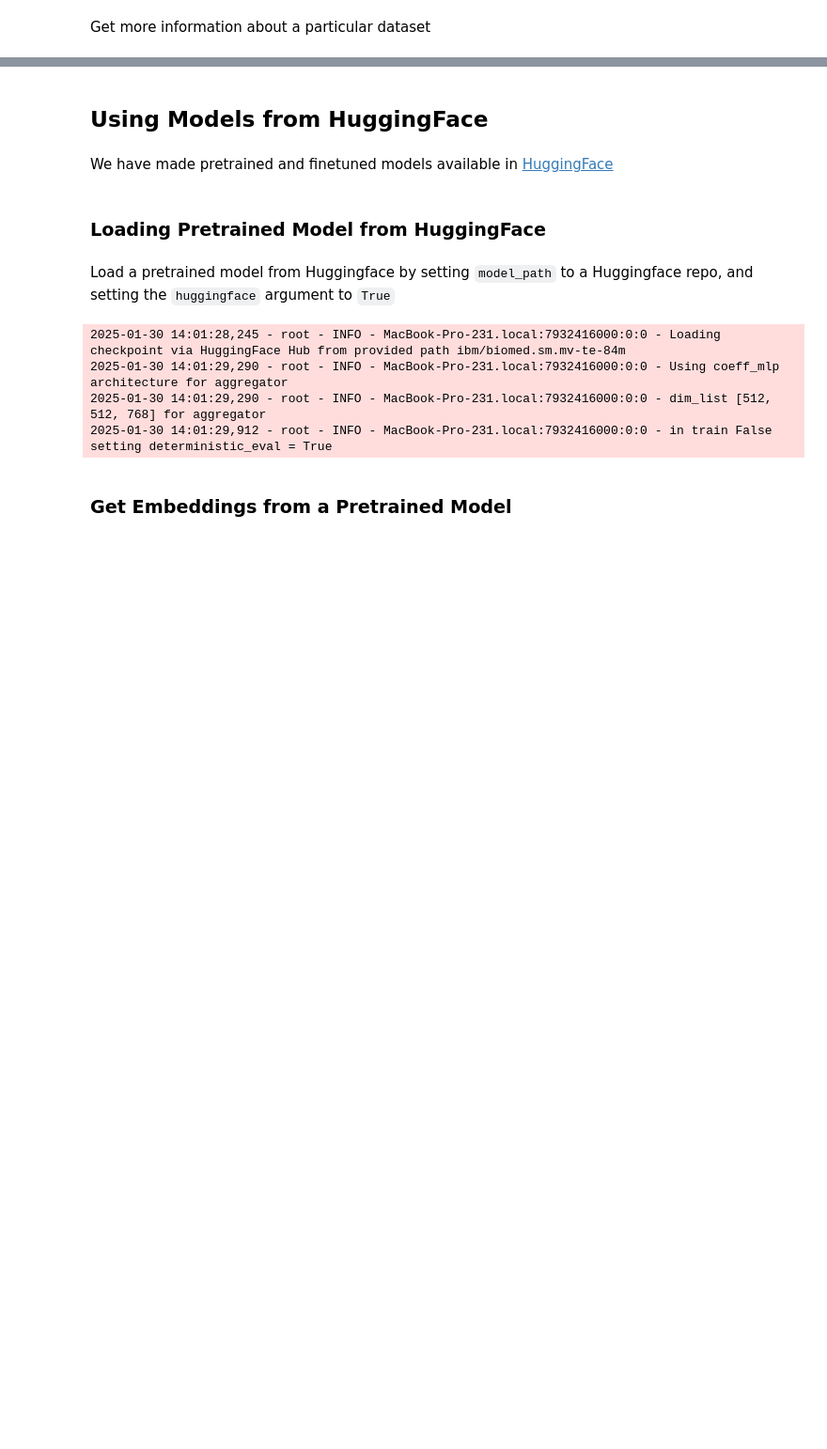
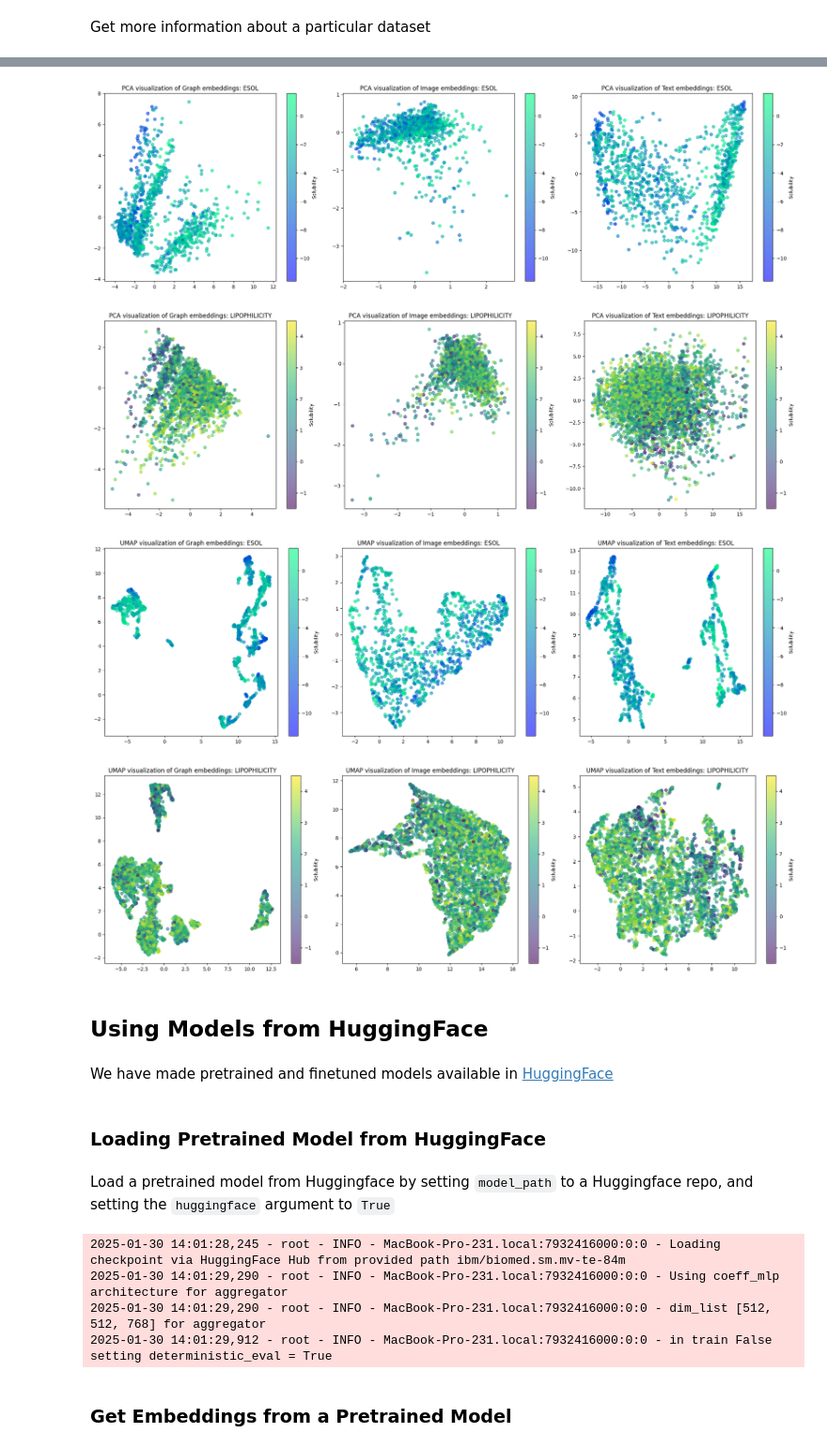
Before and after one commit to Ananya-Krishna/biomed-multi-view, a Jupyter notebook: notebooks/smmv_api_demo.ipynb, the cells around one changed output, grey strips where cells are left out. Shown at 94% size. Saved outputs shown, nothing was run; the diff lists cells and outputs as text; code cells hidden in the pictures; blank space fills up the shorter version.

Commit message:
refactored code

```diff
--- a/notebooks/smmv_api_demo.ipynb
+++ b/notebooks/smmv_api_demo.ipynb
@@ -305,3 +244,83 @@ visualize_embeddings_separately(graph_embeddings, image_embeddings, text_embeddi
+# %%
+#REFACTORED CODE
+
+def visualize_embeddings_separately(dataset_names, method='pca', cmap='viridis', colorbar_label='Label'):
+    """
+    Visualize the graph, image, and text embeddings using PCA or UMAP,
+    and color the points by the provided label values using a sequential colormap.
+
+    Parameters:
+        graph_embs (ndarray): Graph modality embeddings.
+        image_embs (ndarray): Image modality embeddings.
+        text_embs (ndarray): Text modality embeddings.
+        labels (list or array): Numeric labels (e.g., floating numbers) corresponding to each data point.
+        method (str): 'pca' or 'umap' to choose the dimensionality reduction method.
+        cmap (str): Colormap to use for coloring the points.
+        colorbar_label (str): Label for the colorbar.
+
+    Returns:
+        None
+    """
+    # Ensure labels are in a numpy array
+    for dataset_name in dataset_names:
+        df = pd.read_csv(f"/Users/ananya_krishna/Documents/GitHub/biomed-multiview/code/biomed-multi-view/data_root/datasets/raw_data/MoleculeNet/{dataset_name.lower()}.csv")
+        labels_col = df.columns[2]
+        smiles_dict[dataset_name + '_labels'] = df[labels_col].tolist()
+        labels = smiles_dict[dataset_name + '_labels']
+
+        graph_embs = np.load(f"/Users/ananya_krishna/Documents/GitHub/biomed-multiview/code/biomed-multi-view/notebooks/graph_embeddings_{dataset_name.lower()}.npy")
+        image_embs = np.load(f'/Users/ananya_krishna/Documents/GitHub/biomed-multiview/code/biomed-multi-view/notebooks/image_embeddings_{dataset_name.lower()}.npy')
+        text_embs = np.load(f'/Users/ananya_krishna/Documents/GitHub/biomed-multiview/code/biomed-multi-view/notebooks/text_embeddings_{dataset_name.lower()}.npy')
+
+        def reduce_embeddings(embs):
+            if method.lower() == 'pca':
+                reducer = PCA(n_components=2)
+            elif method.lower() == 'umap':
+                reducer = umap.UMAP(n_components=2, random_state=42)
+            else:
+                raise ValueError(f"Unknown reduction method: {method}")
+            return reducer.fit_transform(embs)
+
+        # Create a figure with 3 subplots for each modality
+        fig, (ax1, ax2, ax3) = plt.subplots(1, 3, figsize=(20, 6))
+
+        # Visualize Graph embeddings
+        reduced_graph = reduce_embeddings(graph_embs)
+        scatter1 = ax1.scatter(reduced_graph[:, 0], reduced_graph[:, 1],
+                            c=labels, cmap=cmap, alpha=0.6)
+        ax1.set_title(f'{method.upper()} visualization of Graph embeddings: {dataset_name}')
+        fig.colorbar(scatter1, ax=ax1, label=colorbar_label)
+
+        # Visualize Image embeddings
+        reduced_image = reduce_embeddings(image_embs)
+        scatter2 = ax2.scatter(reduced_image[:, 0], reduced_image[:, 1],
+                            c=labels, cmap=cmap, alpha=0.6)
+        ax2.set_title(f'{method.upper()} visualization of Image embeddings: {dataset_name}')
+        fig.colorbar(scatter2, ax=ax2, label=colorbar_label)
+
+        # Visualize Text embeddings
+        reduced_text = reduce_embeddings(text_embs)
+        scatter3 = ax3.scatter(reduced_text[:, 0], reduced_text[:, 1],
+                            c=labels, cmap=cmap, alpha=0.6)
+        ax3.set_title(f'{method.upper()} visualization of Text embeddings: {dataset_name}')
+        fig.colorbar(scatter3, ax=ax3, label=colorbar_label)
+
+        plt.tight_layout()
+        plt.show()
+
+
+esol = ['ESOL']
+lipo = ['LIPOPHILICITY']
+
+visualize_embeddings_separately(esol, method='pca', cmap='winter', colorbar_label='Solubility')
+visualize_embeddings_separately(lipo, method='pca', cmap='viridis', colorbar_label='Solubility')
+visualize_embeddings_separately(esol, method='umap', cmap='winter', colorbar_label='Solubility')
+visualize_embeddings_separately(lipo, method='umap', cmap='viridis', colorbar_label='Solubility')
+# %% [output]
+[figure, added]
+[figure, added]
+[figure, added]
+[figure, added]
 # %% [markdown]
 ## Using Models from HuggingFace
 # %% [markdown]
```
Also changed, not shown: parts of 4 cells of this notebook.
